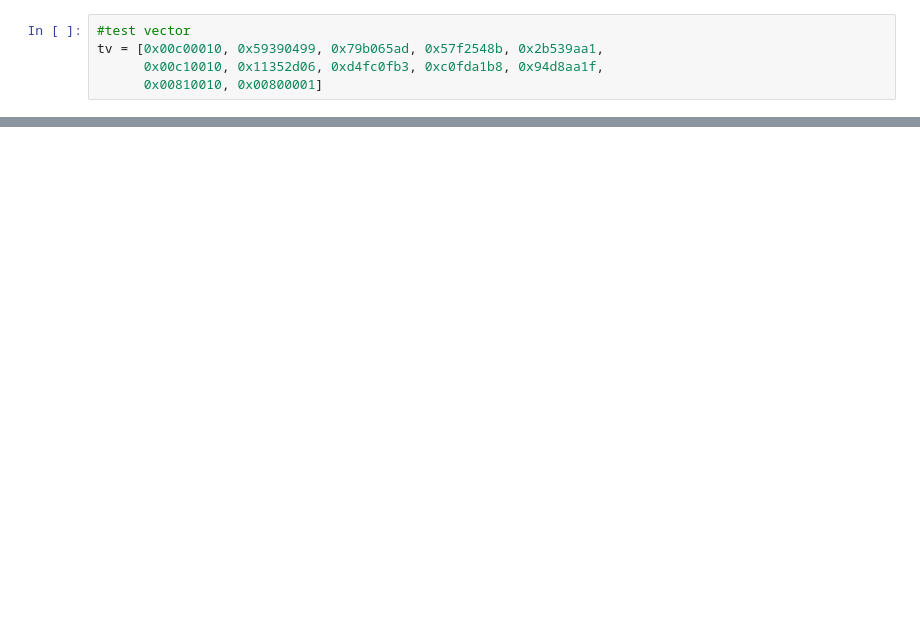
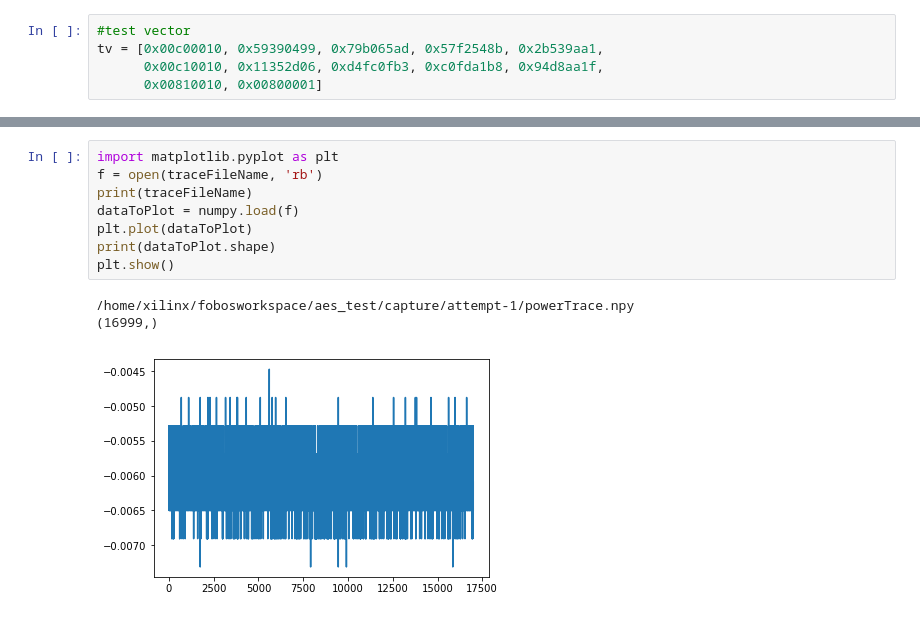
Before and after one commit to kammoh/fobos, a Jupyter notebook: sources/pynq_controller/python3/code.ipynb, the cells around one changed output, grey strips where cells are left out. Cells and saved outputs as stored; diff of their text form; blank space fills up the shorter version.

```diff
--- a/sources/pynq_controller/python3/code.ipynb
+++ b/sources/pynq_controller/python3/code.ipynb
@@ -67,0 +202,12 @@ Time elapsed = 0.05469989776611328 seconds.
+# %%
+import matplotlib.pyplot as plt
+f = open(traceFileName, 'rb')
+print(traceFileName)
+dataToPlot = numpy.load(f)
+plt.plot(dataToPlot)
+print(dataToPlot.shape)
+plt.show()
+# %% [output]
+/home/xilinx/fobosworkspace/aes_test/capture/attempt-1/powerTrace.npy
+(16999,)
+[figure, added]
```
Also changed, not shown: parts of 9 cells of this notebook, 17 other files.
